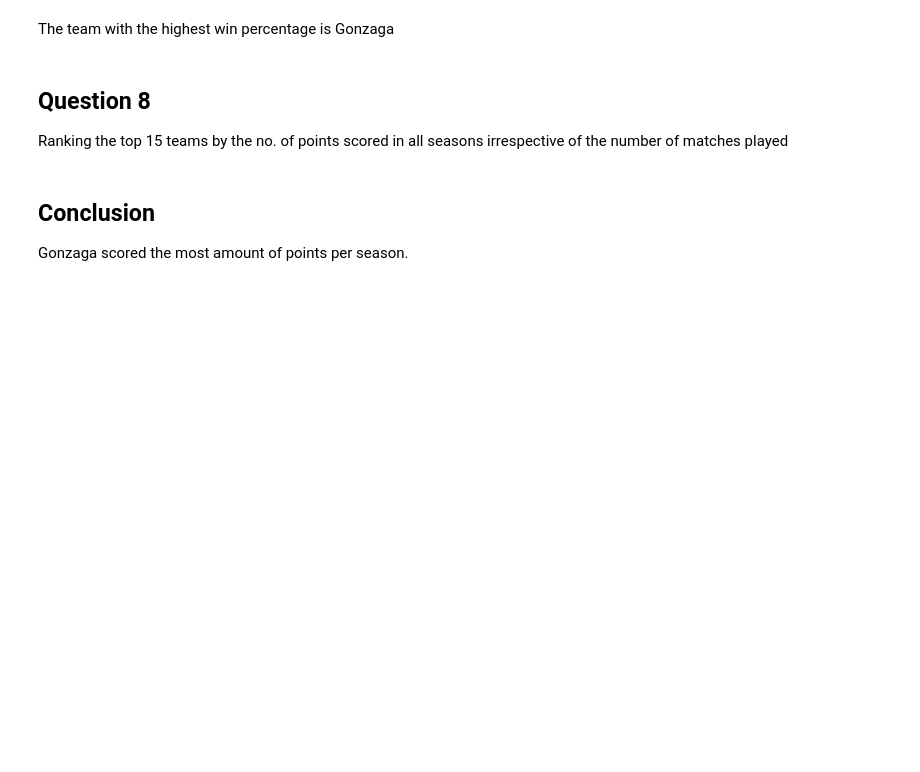
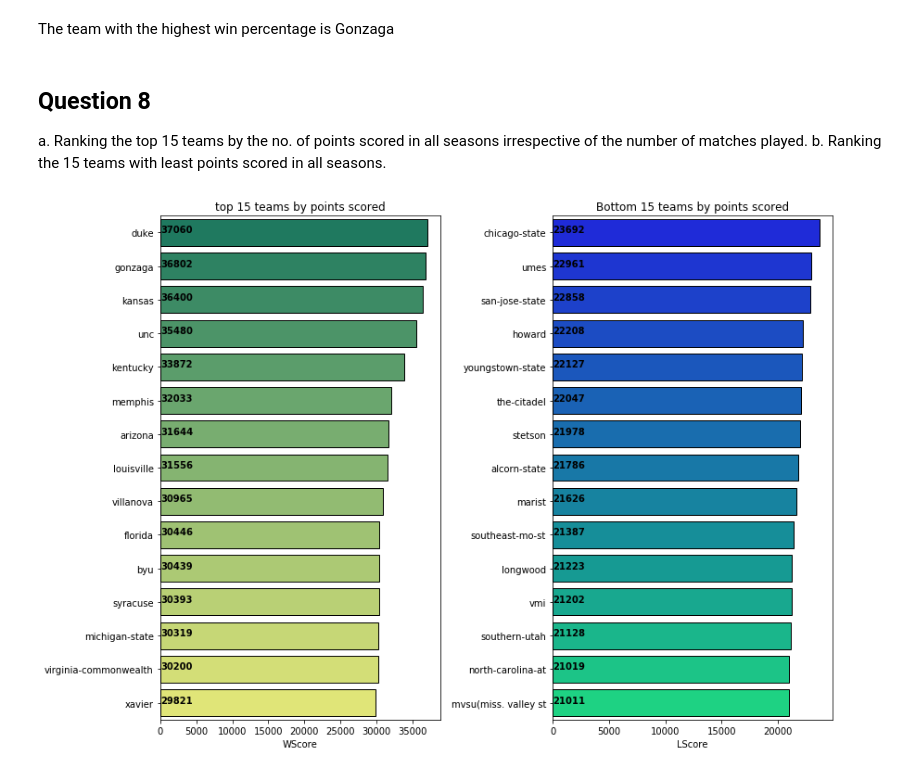
Before and after one commit to dreamtx01/Springboard, a Jupyter notebook: Storytellingpython.ipynb, the cells around one changed output. Drawn from its saved outputs; the diff is of its cells as text; code cells hidden in the pictures; blank space fills up the shorter version.

```diff
--- a/Storytellingpython.ipynb
+++ b/Storytellingpython.ipynb
@@ -270,13 +310,5 @@ plt.show()
 The team with the highest win percentage is Gonzaga
 # %% [markdown]
 ## Question 8
-Ranking the top 15 teams by the no. of points scored in all seasons irrespective of the number of matches played
+a. Ranking the top 15 teams by the no. of points scored in all seasons irrespective of the number of matches played.
+b. Ranking the 15 teams with least points scored in all seasons.
-# %%
-Teams =capstone["WTeamName"].unique()
-for year in range(2003,2019):
-    points_dict  = {team:0 for team in Teams}
-    results = capstone[capstone["Season"]==year]
-    results.reset_index()
-    for i in range(0,len(results)):
-        points_dict[capstone['WTeamName'][i]] += capstone["WScore"][i]
-        points_dict[capstone['LTeamName'][i]] += capstone["LScore"][i]
@@ -307,3 +315,24 @@ plt.show()
-# %% [markdown]
-## Conclusion
-Gonzaga scored the most amount of points per season.
+# %%
+h_t = capstone.groupby("WTeamName").WScore.sum().reset_index()
+a_t = capstone.groupby("LTeamName").LScore.sum().reset_index()
+h_t = h_t.sort_values("WScore",ascending= False)
+a_t = a_t.sort_values("LScore",ascending= False)
+plt.figure(figsize=(13,10))
+plt.subplot(121)
+ax = sns.barplot(y="WTeamName",x="WScore",data=h_t[:15],palette="summer",linewidth = 1,edgecolor = "k"*20)
+
+plt.ylabel('')
+plt.title("top 15 teams by points scored")
+for i,j in enumerate(h_t["WScore"][:15]):
+    ax.text(.7,i,j,weight = "bold")
+plt.subplot(122)
+ax = sns.barplot(y="LTeamName",x="LScore",
+                 data=a_t[:15],palette="winter"
+                ,linewidth = 1,edgecolor = "k"*20)
+plt.ylabel("")
+plt.subplots_adjust(wspace = .4)
+plt.title("Bottom 15 teams by points scored")
+for i,j in enumerate(a_t["LScore"][:15]):
+    ax.text(.7,i,j,weight = "bold")
+# %% [output]
+[figure, added]
```
Also changed, not shown: parts of 13 cells of this notebook.
